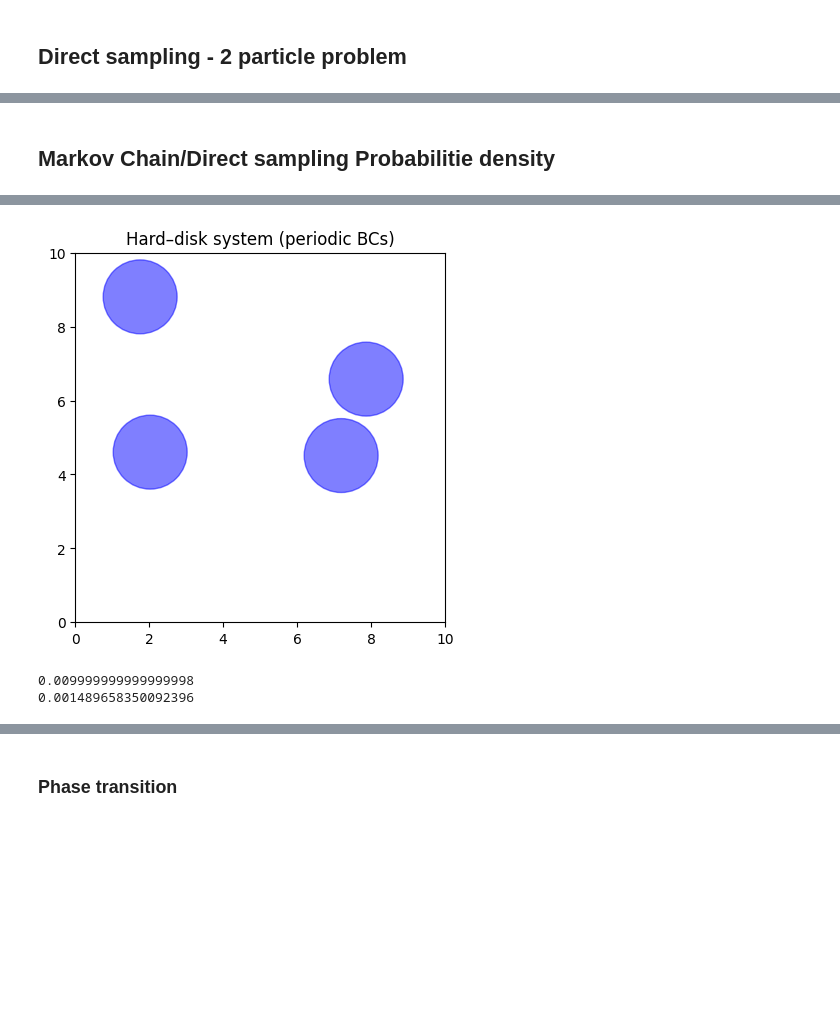
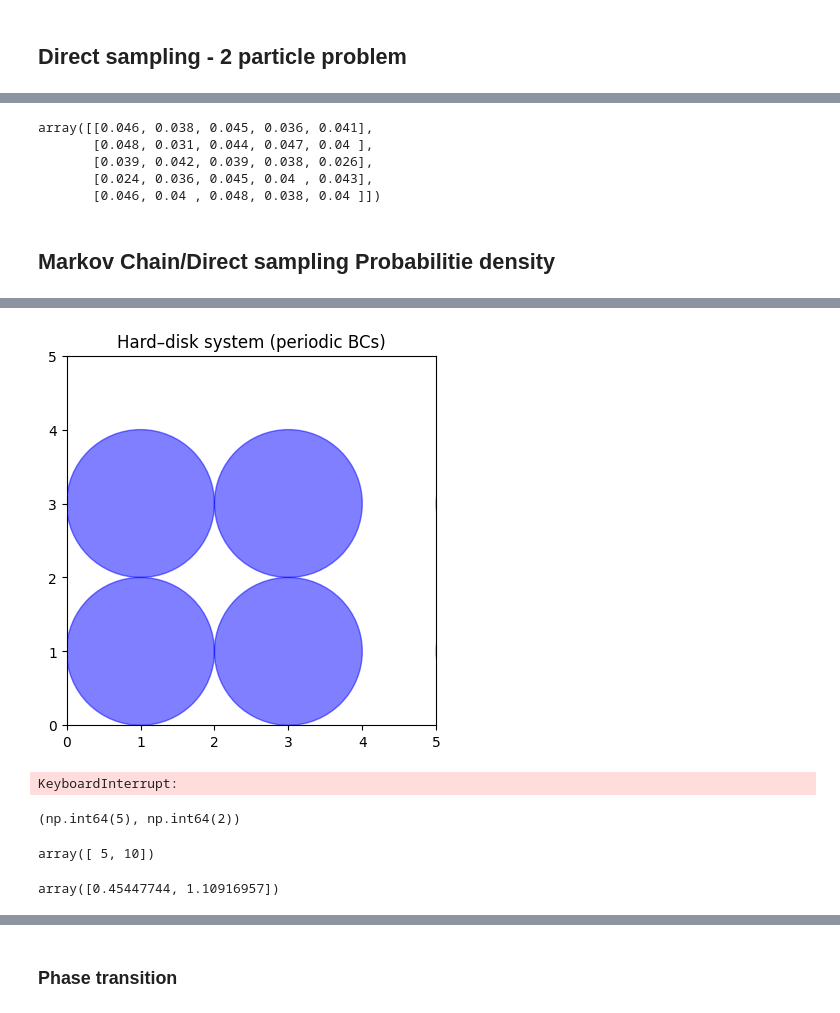
Before and after one commit to LuanMs1/tcc-markov-chain, a Jupyter notebook: hard_disck_periodic.ipynb, the cells around one changed output, grey strips where cells are left out. Drawn from its saved outputs; the diff is of its cells as text; code cells hidden in the pictures; blank space fills up the shorter version.

```diff
--- a/hard_disck_periodic.ipynb
+++ b/hard_disck_periodic.ipynb
@@ -87,10 +88,18 @@ print(hist.std())
+# %%
+hist.round(3)
+# %% [output]
+array([[0.046, 0.038, 0.045, 0.036, 0.041],
+       [0.048, 0.031, 0.044, 0.047, 0.04 ],
+       [0.039, 0.042, 0.039, 0.038, 0.026],
+       [0.024, 0.036, 0.045, 0.04 , 0.043],
+       [0.046, 0.04 , 0.048, 0.038, 0.04 ]])
 # %% [markdown]
 ## Markov Chain/Direct sampling Probabilitie density
 # %%
 #Defining system
-box_size=10
+box_size=5
 n_particles=4
 particle_radius=1
-sys = HDPeriodic(box_size=box_size,particle_radius=particle_radius,n_particles=n_particles)
+sys = HDPeriodic(box_size=box_size,particle_radius=particle_radius,n_particles=n_particles,fast_initial=True)
 sys.plot_system()
 # %% [output]
@@ -100,4 +109,4 @@ sys.plot_system()
-[figure, old version]
+[figure, new version]
 # %%
 def run_simulation(sim,n_steps):
     evaluator = ProbabilityDensityPosition(sim,n_bins=10)
@@ -110,14 +119,22 @@ def run_simulation(sim,n_steps):
 # %%
 #defining markov chain simualtion
 n_steps=int(1e6)
-sim_mc = MarkovChain(system=deepcopy(sys),delta_x=particle_radius)
-evaluator = ProbabilityDensityPosition(sim_mc,n_bins=10)
-sim_mc_run = sim_mc.run(eval_fn=evaluator.evaluate,n_steps=n_steps)
-for step in sim_mc_run:
-    continue
-hist = evaluator.normalize_results()
-print(hist.mean())
-print(hist.std())
+sim_mc = MarkovChain(system=deepcopy(sys),delta_x=10*particle_radius)
+run_simulation(sim_mc,n_steps)
 # %% [output]
-0.009999999999999998
-0.001489658350092396
+KeyboardInterrupt:
+# %%
+x,y = sys.rng.integers(0,[10,5],2)
+x,y
+# %% [output]
+(np.int64(5), np.int64(2))
+# %%
+test = np.array([10,20])
+r = 1
+test // (2*r)
+# %% [output]
+array([ 5, 10])
+# %%
+sys.rng.uniform(0,2,2)
+# %% [output]
+array([0.45447744, 1.10916957])
```
Also changed, not shown: parts of 9 cells of this notebook, 2 other files.
